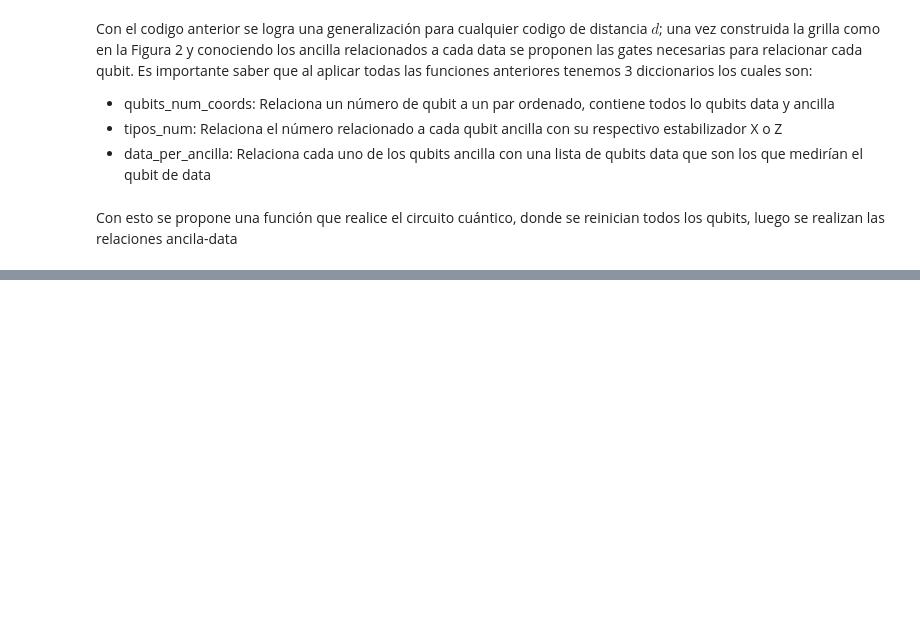
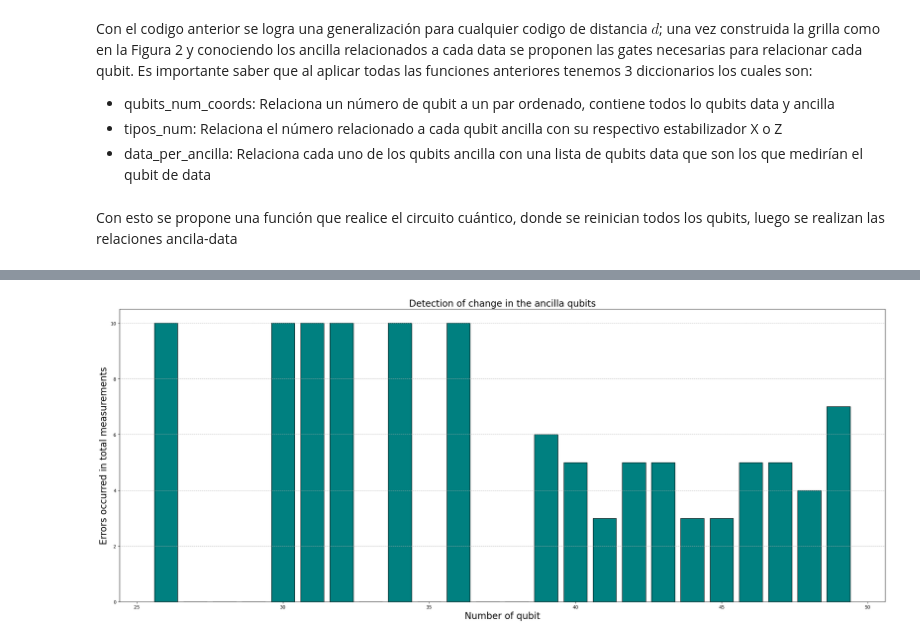
Before and after one commit to physicsIS/Quantum_Computing, a Jupyter notebook: Surface-17/GeneralizationSurface1.ipynb, the cells around one changed output, grey strips where cells are left out. Saved outputs shown, nothing was run; the diff lists cells and outputs as text; code cells hidden in the pictures; blank space fills up the shorter version.

```diff
--- a/Surface-17/GeneralizationSurface1.ipynb
+++ b/Surface-17/GeneralizationSurface1.ipynb
@@ -129,7 +135,7 @@ def Class_ancilla(qubits_num_coords #Diccionario que relaciona el número del qu
 
     return tipos_num
 # %%
-#Se define una función de distacia
-def Dist(data_q,ancilla_q):
-    return math.hypot(p[0] - q[0], p[1] - q[1])
+# Se define una función de distancia
+def Dist(data_q, ancilla_q):
+    return math.hypot(data_q[0] - ancilla_q[0], data_q[1] - ancilla_q[1])
 # %%
@@ -229,0 +264,40 @@ def Quantum_circuit(tipos_num #Diccionario que relaciona el número ancilla con
+# %%
+def Sindrome_visual(syndroms # Lista resultante del circuito
+                    , d
+                    , measurements):
+    # Se comienza obteniendo una lista de listas de booleanos y se separa en varias listas que serán los errores por medición
+    detectors = np.array_split(circuito[1].flatten(), measurements)
+
+    # Se definen los rangos de los ancilla y sus números como ya se ha hecho
+    data_qubits = d*d
+    ancilla_qubits = (d*d) - 1
+    total_qubits = data_qubits + ancilla_qubits
+
+    # Se define el largo del código y valores similares, para hacer un diccionario que relacione los ancilla con sus valores de fallo
+    ancilla_fails = {}
+    for i in range(data_qubits + 1, total_qubits + 1):
+        ancilla_fails[i] = 0
+
+    # Con esto se define un ciclo que va por cada ancilla y por cada lista
+    for measurement in range(len(detectors)):
+        for j in range(ancilla_qubits):
+            if detectors[measurement][j] == True:
+                ancilla_fails[data_qubits + j + 1] += 1
+
+    # A este momento se tiene un diccionario que relaciona el número de qubit ancilla con los errores que ha tenido por medición
+    # Se propone un gráfico de barras
+    plt.figure(figsize=(ancilla_qubits, measurements))  # Tamaño del gráfico
+    plt.bar(ancilla_fails.keys(), ancilla_fails.values(), color='teal', edgecolor='black')
+    plt.grid(axis='y', linestyle='--', alpha=0.9)
+    plt.title("Detection of change in the ancilla qubits", fontsize=20)
+    plt.xlabel("Number of qubit", fontsize=20)
+    plt.ylabel("Errors occurred in total measurements", fontsize=20)
+    plt.tight_layout()
+    plt.savefig("Detection of change in the ancilla qubits.png", dpi=300, bbox_inches='tight')
+    plt.show()
+# %%
+#Se prueba la función de visualización
+#print (circuito[1])
+Sindrome_visual(circuito[1],d,measurements)
+# %% [output]
+[figure, added]
```
Also changed, not shown: parts of 9 cells of this notebook.
